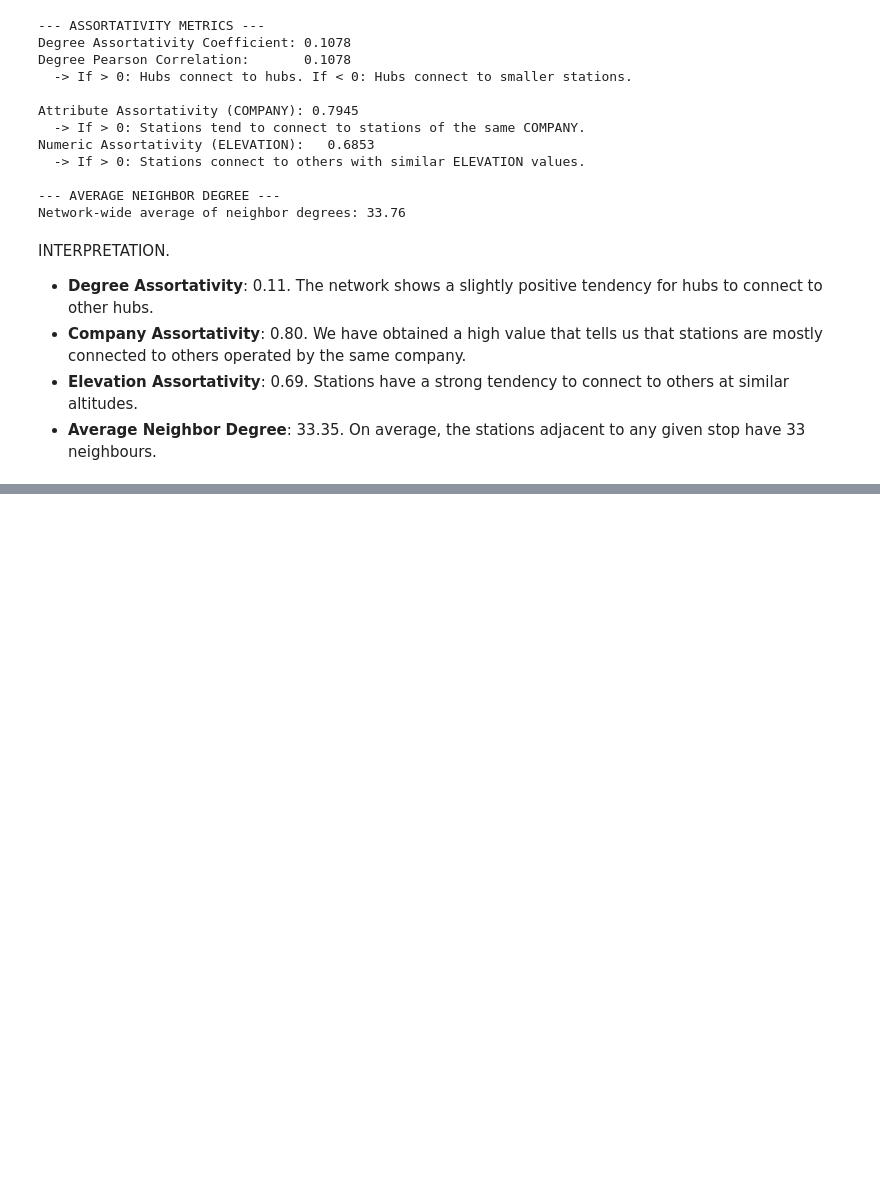
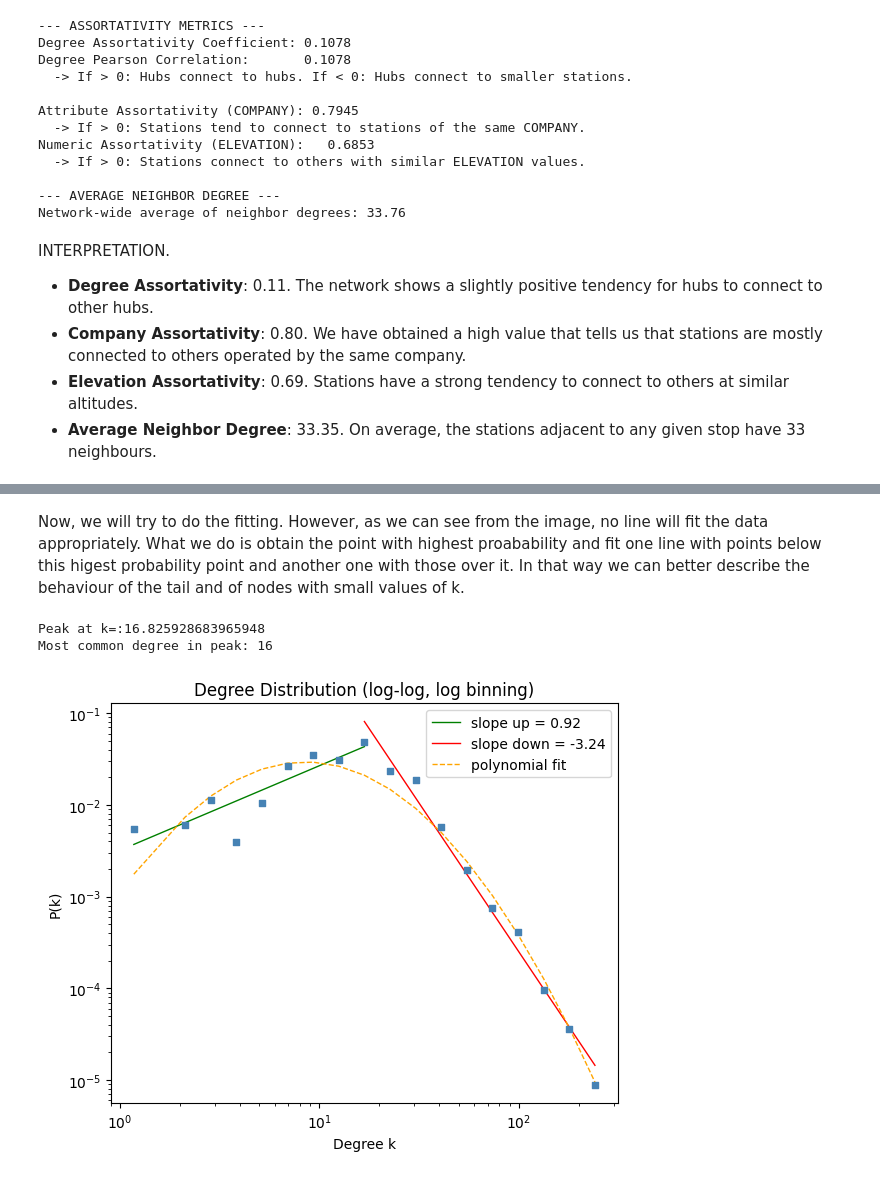
Before and after one commit to alvarosg285/swiss_railway_complex_network, a Jupyter notebook: main.ipynb, the cells around one changed output, grey strips where cells are left out. Cells and saved outputs as stored; diff of their text form; code cells hidden in the pictures; blank space fills up the shorter version.

```diff
--- a/main.ipynb
+++ b/main.ipynb
@@ -1361,0 +1449,54 @@ INTERPRETATION.
+# %% [markdown]
+Now, we will try to do the fitting. However, as we can see from the image, no line will fit the data appropriately. What we do is obtain the point with highest proabability and fit one line with points below this higest probability point and another one with those over it. In that way we can better describe the behaviour of the tail and of nodes with small values of k.
+# %%
+from scipy import stats
+import numpy as np
+
+log_k = np.log10(bin_centers[mask])
+log_pk = np.log10(pk_binned[mask])
+
+# split into increasing and decreasing parts — find the peak
+peak_idx = np.argmax(log_pk)
+peak = bin_centers[mask][peak_idx]
+print(f'Peak at k=:{peak}')
+most_common_degree = max(degree_counts, key=degree_counts.get)
+print(f'Most common degree in peak: {most_common_degree}')
+
+log_k_up = log_k[:peak_idx+1]
+log_pk_up = log_pk[:peak_idx+1]
+log_k_down = log_k[peak_idx:]
+log_pk_down = log_pk[peak_idx:]
+
+# fit lines to each part
+slope_up, intercept_up, _, _, _ = stats.linregress(log_k_up, log_pk_up)
+slope_down, intercept_down, _, _, _ = stats.linregress(log_k_down, log_pk_down)
+
+# polynomial fit (degree 2)
+poly_coeffs = np.polyfit(log_k, log_pk, 2)
+poly_fit = np.polyval(poly_coeffs, log_k)
+
+# plot
+plt.figure(figsize=(6, 5))
+plt.scatter(bin_centers[mask], pk_binned[mask], color='steelblue', s=15, zorder=3, marker='s')
+
+plt.plot(10**log_k_up, 10**(intercept_up + slope_up * log_k_up),
+         color='green', linewidth=1, label=f'slope up = {slope_up:.2f}')
+
+plt.plot(10**log_k_down, 10**(intercept_down + slope_down * log_k_down),
+         color='red', linewidth=1, label=f'slope down = {slope_down:.2f}')
+
+plt.plot(10**log_k, 10**poly_fit,
+         color='orange', linewidth=1, linestyle='--', label='polynomial fit')
+
+plt.xscale('log')
+plt.yscale('log')
+plt.xlabel('Degree k')
+plt.ylabel('P(k)')
+plt.title('Degree Distribution (log-log, log binning)')
+plt.legend()
+plt.tight_layout()
+plt.show()
+# %% [output]
+Peak at k=:16.825928683965948
+Most common degree in peak: 16
+[figure, added]
```
Also changed, not shown: parts of 14 cells of this notebook.
